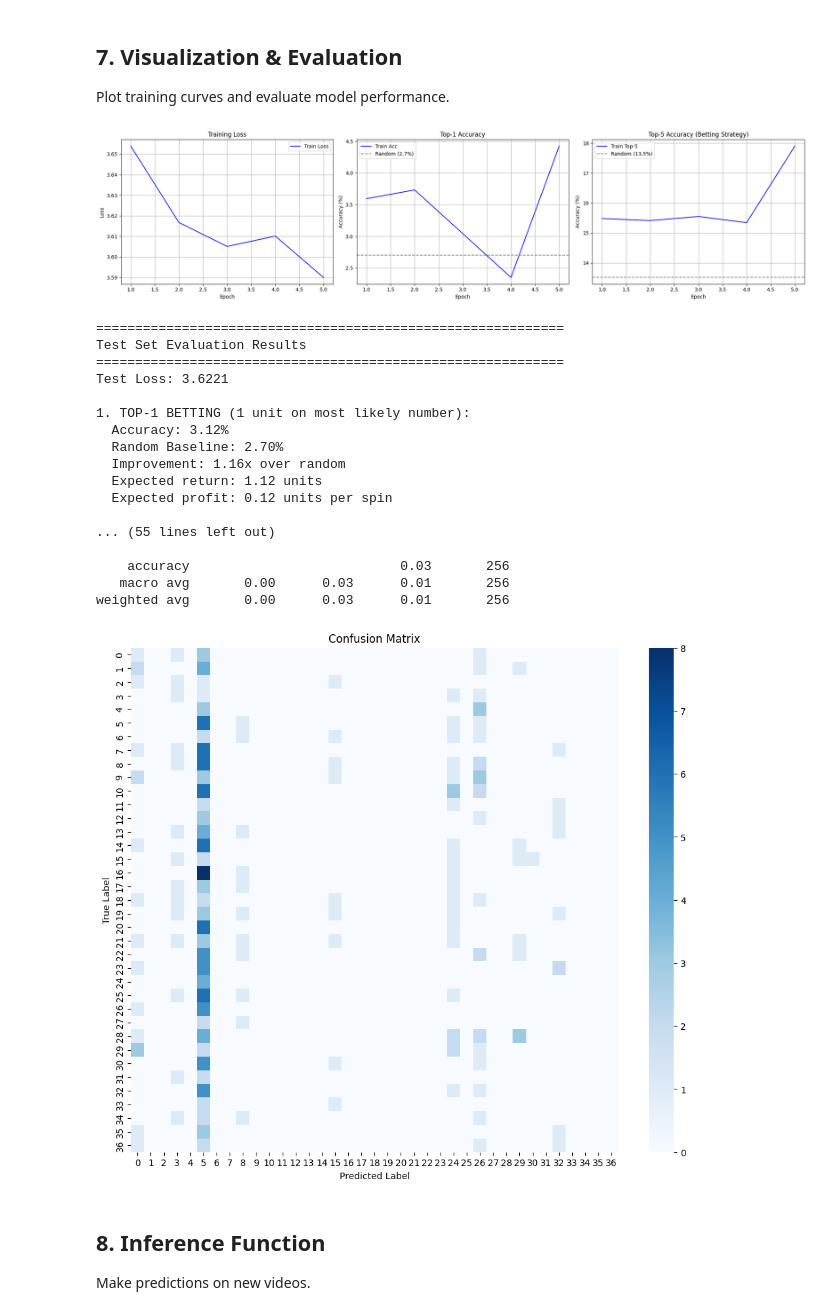
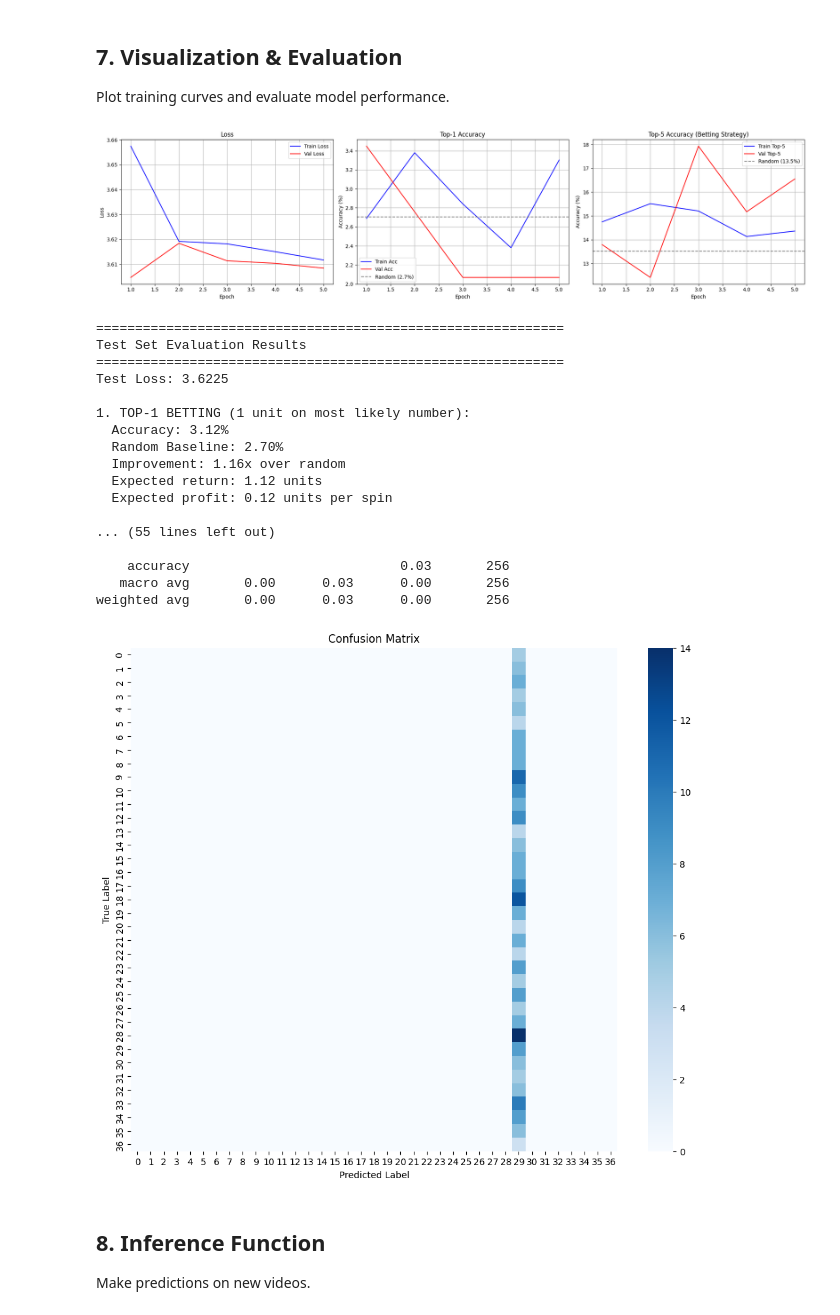
Before and after one commit to jjzsilva9/roulette-predictor, a Jupyter notebook: train_model.ipynb, the cells around one changed output. Saved outputs shown, nothing was run; the diff lists cells and outputs as text; code cells hidden in the pictures.

Commit message:
Run with data augmentation and better normalization (predicting all 1 class on test set)

```diff
--- a/train_model.ipynb
+++ b/train_model.ipynb
@@ -336,7 +544,7 @@ Labels: [9, 27, 5, 20, 16, 22, 8, 12]
 Main training loop - run this to train the model.
 # %%
 # Training function
-def train_model(model, train_loader, config, device):
+def train_model(model, train_loader, val_loader, config, device):
     """Full training loop"""
 
     model = model.to(device)
@@ -357,7 +565,8 @@ def train_model(model, train_loader, config, device):
     ], weight_decay=1e-4)
 
     history = {
-        'train_loss': [], 'train_acc': [], 'train_top5_acc': []
+        'train_loss': [], 'train_acc': [], 'train_top5_acc': [],
+        'val_loss': [], 'val_acc': [], 'val_top5_acc': []
     }
 
     print(f"\n{'='*60}")
@@ -370,25 +579,38 @@ def train_model(model, train_loader, config, device):
 
         train_loss, train_acc, train_top5_acc = train_epoch(model, train_loader, criterion, optimizer, device)
 
+        val_loss, val_acc, val_top5_acc, _, _, _ = test(model, val_loader, criterion, device)
+
         # Save history
         history['train_loss'].append(train_loss)
         history['train_acc'].append(train_acc)
         history['train_top5_acc'].append(train_top5_acc)
+        history['val_loss'].append(val_loss)
+        history['val_acc'].append(val_acc)
+        history['val_top5_acc'].append(val_top5_acc)
 
         # Print epoch summary
         print(f"\nEpoch {epoch+1} Summary:")
         print(f"  Train Loss: {train_loss:.4f} | Train Acc: {train_acc:.2f}% | Train Top-5: {train_top5_acc:.2f}%")
+        print(f"  Val Loss:   {val_loss:.4f} | Val Acc:   {val_acc:.2f}% | Val Top-5:   {val_top5_acc:.2f}%")
 
-    # Save final model
-    torch.save(model.state_dict(), config['save_path'])
+        # Save model weights for this epoch
+        epoch_save_path = config['save_path'].replace('.pth', f'_epoch_{epoch+1}.pth')
+        torch.save(model.state_dict(), epoch_save_path)
+        print(f"  Model saved: {epoch_save_path}")
+
+        # Overfitting warning
+        if val_loss > train_loss * 1.5:
+            print(f"  ⚠️  Warning: Validation loss significantly higher than training loss")
+
     print(f"\n{'='*60}")
     print(f"Training completed!")
-    print(f"Model saved to: {config['save_path']}")
+    print(f"All epoch models saved with pattern: {config['save_path'].replace('.pth', '_epoch_N.pth')}")
     print(f"{'='*60}\n")
 
     return history
 
-history = train_model(model, train_loader, CONFIG, device)
+history = train_model(model, train_loader, val_loader, CONFIG, device)
 # %% [output]
 Unfreezing ResNet layer4 for fine-tuning...
    Trainable parameters: 25,049,637
@@ -451,7 +682,7 @@ split_info = {
     'test_indices': test_dataset.indices,
     'train_size': len(train_dataset),
     'test_size': len(test_dataset),
-    'total_size': len(dataset),
+    'total_size': len(dataset_aug),
     'config': CONFIG
 }
 
@@ -522,21 +776,25 @@ final_acc = evaluate_model(model, test_loader, device)
 Plot training curves and evaluate model performance.
 # %%
 def plot_training_history(history):
-    """Plot training metrics"""
+    """Plot training and validation metrics"""
     fig, (ax1, ax2, ax3) = plt.subplots(1, 3, figsize=(20, 5))
 
     epochs = range(1, len(history['train_loss']) + 1)
 
     # Loss plot
     ax1.plot(epochs, history['train_loss'], 'b-', label='Train Loss')
+    if 'val_loss' in history:
+        ax1.plot(epochs, history['val_loss'], 'r-', label='Val Loss')
     ax1.set_xlabel('Epoch')
     ax1.set_ylabel('Loss')
-    ax1.set_title('Training Loss')
+    ax1.set_title('Loss')
     ax1.legend()
     ax1.grid(True)
 
     # Top-1 Accuracy plot
     ax2.plot(epochs, history['train_acc'], 'b-', label='Train Acc')
+    if 'val_acc' in history:
+        ax2.plot(epochs, history['val_acc'], 'r-', label='Val Acc')
     ax2.axhline(y=100/37, color='gray', linestyle='--', label='Random (2.7%)')
     ax2.set_xlabel('Epoch')
     ax2.set_ylabel('Accuracy (%)')
@@ -546,6 +804,8 @@ def plot_training_history(history):
 
     # Top-5 Accuracy plot
     ax3.plot(epochs, history['train_top5_acc'], 'b-', label='Train Top-5')
+    if 'val_top5_acc' in history:
+        ax3.plot(epochs, history['val_top5_acc'], 'r-', label='Val Top-5')
     ax3.axhline(y=100*5/37, color='gray', linestyle='--', label='Random (13.5%)')
     ax3.set_xlabel('Epoch')
     ax3.set_ylabel('Accuracy (%)')
@@ -636,38 +896,38 @@ def evaluate_model(model, test_loader, device):
     print(classification_report(all_labels, all_preds, target_names=[str(i) for i in range(37)]))
 
     # Confusion matrix
     cm = confusion_matrix(all_labels, all_preds)
     plt.figure(figsize=(12, 10))
     sns.heatmap(cm, annot=False, fmt='d', cmap='Blues')
     plt.title('Confusion Matrix')
     plt.ylabel('True Label')
     plt.xlabel('Predicted Label')
     plt.show()
 
     return test_acc
 
 plot_training_history(history)
 final_acc = evaluate_model(model, test_loader, device)
 # %% [output]
-[figure, old version]
+[figure, new version]
 ============================================================
 Test Set Evaluation Results
 ============================================================
-Test Loss: 3.6221
+Test Loss: 3.6225
 
 1. TOP-1 BETTING (1 unit on most likely number):
   Accuracy: 3.12%
   Random Baseline: 2.70%
   Improvement: 1.16x over random
   Expected return: 1.12 units
   Expected profit: 0.12 units per spin
 
 ... (55 lines left out)
 
     accuracy                           0.03       256
-   macro avg       0.00      0.03      0.01       256
-weighted avg       0.00      0.03      0.01       256
+   macro avg       0.00      0.03      0.00       256
+weighted avg       0.00      0.03      0.00       256
-[figure, old version]
+[figure, new version]
 # %% [markdown]
 ## 8. Inference Function
 
```
Also changed, not shown: parts of 8 cells of this notebook, 3 other files.
